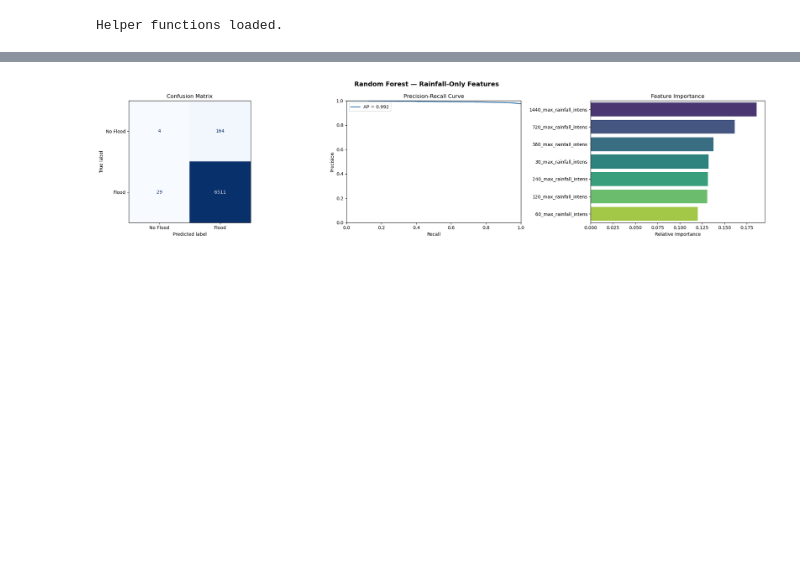
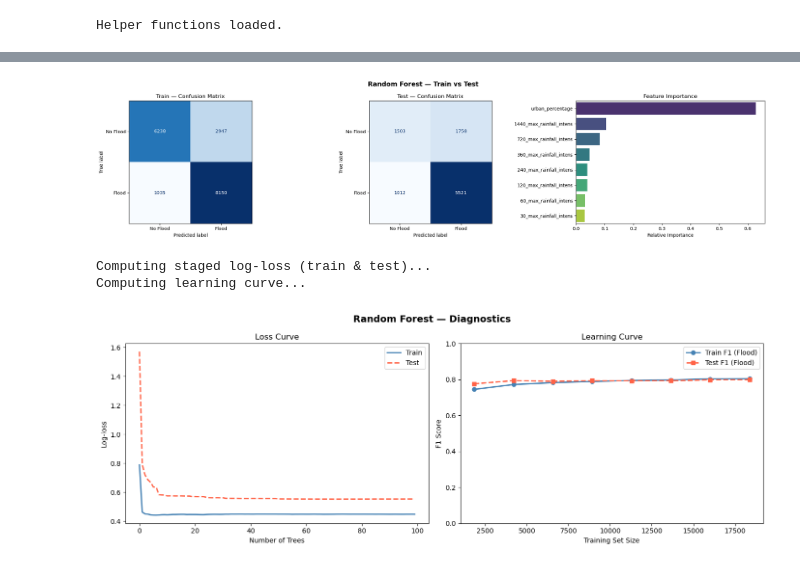
Before and after one commit to raznuss/global_urban_flood_database, a Jupyter notebook: chronicle/models/01_baseline_training_and_evaluation.ipynb, the cells around one changed output, grey strips where cells are left out. Drawn from its saved outputs; the diff is of its cells as text; code cells hidden in the pictures; blank space fills up the shorter version.

```diff
--- a/chronicle/models/01_baseline_training_and_evaluation.ipynb
+++ b/chronicle/models/01_baseline_training_and_evaluation.ipynb
@@ -1,10 +1,12 @@
 # %%
 # =================================================================
-# 01_baseline_training_and_evaluation — Rainfall-Only Features
-# Research question: Can rainfall alone predict urban pluvial floods?
+# 01_baseline_training_and_evaluation — Rainfall + Urban Features
+# Research question: Does adding impervious surface context improve
+# urban pluvial flood prediction beyond rainfall alone?
 #
+# Features: 7 rainfall intensity windows + urban_percentage (8 total)
 # Models: Random Forest | XGBoost | Logistic Regression | SVC
-# Class imbalance handling: class_weight='balanced' / sample_weight
+# Class imbalance handling: class_weight='balanced' / scale_pos_weight
 # =================================================================
 
 import pandas as pd
@@ -32,11 +34,21 @@ THRESH_1H              = 7.0
 THRESH_24H             = 1.0
 PFDI_PLUVIAL_THRESHOLD = 1.0
 
+# ── BALANCE STRATEGY ──────────────────────────────────────────────
+# 'class_weight' : train on full X_train; models use class_weight='balanced'
+#                  (or scale_pos_weight for XGBoost)
+# 'undersample'  : train on X_train_bal built in the ratio-exploration cell;
+#                  no class weighting inside models
+BALANCE_METHOD = 'undersample'
+
+# 7 rainfall intensity features + urban_percentage (normalized — safe across
+# polygon sizes). urban_built_up_area_m2 (absolute) is intentionally excluded.
 FEATURE_COLS = [
     '30_max_rainfall_intens',  '60_max_rainfall_intens',
     '120_max_rainfall_intens', '240_max_rainfall_intens',
     '360_max_rainfall_intens', '720_max_rainfall_intens',
     '1440_max_rainfall_intens',
+    'urban_percentage',
 ]
 
 # ── 2. LOAD & FILTER ──────────────────────────────────────────────
@@ -73,6 +85,7 @@ X_train, X_test = X.iloc[train_idx], X.iloc[test_idx]
 y_train, y_test = y.iloc[train_idx], y.iloc[test_idx]
 
 print(f"\nTrain: {len(X_train):,} | Test: {len(X_test):,}")
+print(f"Features ({len(feature_cols)}): {feature_cols}")
 
 # ── 4. SCALED VERSIONS (for Logistic Regression and SVC) ─────────
 # Fit scaler on train only — prevents data leakage into test set
@@ -272,27 +387,56 @@ filtered_df
 # %%
 # ── MODEL 1: RANDOM FOREST ────────────────────────────────────────
-# Trained on the undersampled balanced set — no class_weight needed.
 print("Training Random Forest...")
 rf_model = RandomForestClassifier(
     n_estimators=100,
     max_depth=10,
+    class_weight=_cw,
     random_state=42,
     n_jobs=-1,
 )
-rf_model.fit(X_train_bal, y_train_bal)
+rf_model.fit(Xtr, ytr)
 
-y_pred_rf  = rf_model.predict(X_test)
-y_proba_rf = rf_model.predict_proba(X_test)[:, 1]
+y_pred_rf_train = rf_model.predict(Xtr)
+y_pred_rf       = rf_model.predict(X_test)
 
-metrics_rf = evaluate_model('Random Forest', y_test, y_pred_rf, y_proba_rf)
+metrics_rf_train = evaluate_model('Random Forest', ytr,    y_pred_rf_train, split='Train')
+metrics_rf_test  = evaluate_model('Random Forest', y_test, y_pred_rf,       split='Test')
 
 feat_imp_rf = pd.DataFrame({
     'Feature':    feature_cols,
     'Importance': rf_model.feature_importances_,
 }).sort_values('Importance', ascending=False)
 
-plot_model('Random Forest', y_test, y_pred_rf, y_proba_rf,
-           color='steelblue', cmap='Blues', feat_imp_df=feat_imp_rf)
+plot_model('Random Forest', ytr, y_pred_rf_train, y_test, y_pred_rf,
+           cmap='Blues', feat_imp_df=feat_imp_rf)
+
+# ── Loss curve: cumulative log-loss as trees are added ────────────
+# RF has no staged_predict_proba — we manually accumulate each tree's output.
+print("Computing staged log-loss (train & test)...")
+Xtr_arr = Xtr.values if hasattr(Xtr, 'values') else Xtr
+Xte_arr = X_test.values if hasattr(X_test, 'values') else X_test
+y_arr_tr = np.array(ytr);  y_arr_te = np.array(y_test)
+
+proba_sum_tr = np.zeros(len(y_arr_tr))
+proba_sum_te = np.zeros(len(y_arr_te))
+rf_loss_train, rf_loss_test = [], []
+
+for i, tree in enumerate(rf_model.estimators_):
+    proba_sum_tr += tree.predict_proba(Xtr_arr)[:, 1]
+    proba_sum_te += tree.predict_proba(Xte_arr)[:, 1]
+    rf_loss_train.append(sk_log_loss(y_arr_tr, proba_sum_tr / (i + 1)))
+    rf_loss_test.append(sk_log_loss(y_arr_te,  proba_sum_te / (i + 1)))
+
+# ── Learning curve ────────────────────────────────────────────────
+print("Computing learning curve...")
+lc_sizes_rf, lc_train_rf, lc_test_rf = compute_learning_curve(
+    rf_model, Xtr, ytr, X_test, y_test, n_points=8
+)
+
+plot_diagnostics('Random Forest', 'steelblue',
+                 lc_sizes_rf, lc_train_rf, lc_test_rf,
+                 loss_train=rf_loss_train, loss_test=rf_loss_test,
+                 loss_xlabel='Number of Trees')
 # %% [output]
 Training Random Forest...
 
@@ -308,3 +458,6 @@ weighted avg       0.95      0.97      0.96      6708
-[figure, old version]
+[figure, new version]
+Computing staged log-loss (train & test)...
+Computing learning curve...
+[figure, added]
 # %%
 # ── MODEL 2: XGBOOST ──────────────────────────────────────────────
```
Also changed, not shown: parts of 11 cells of this notebook.
